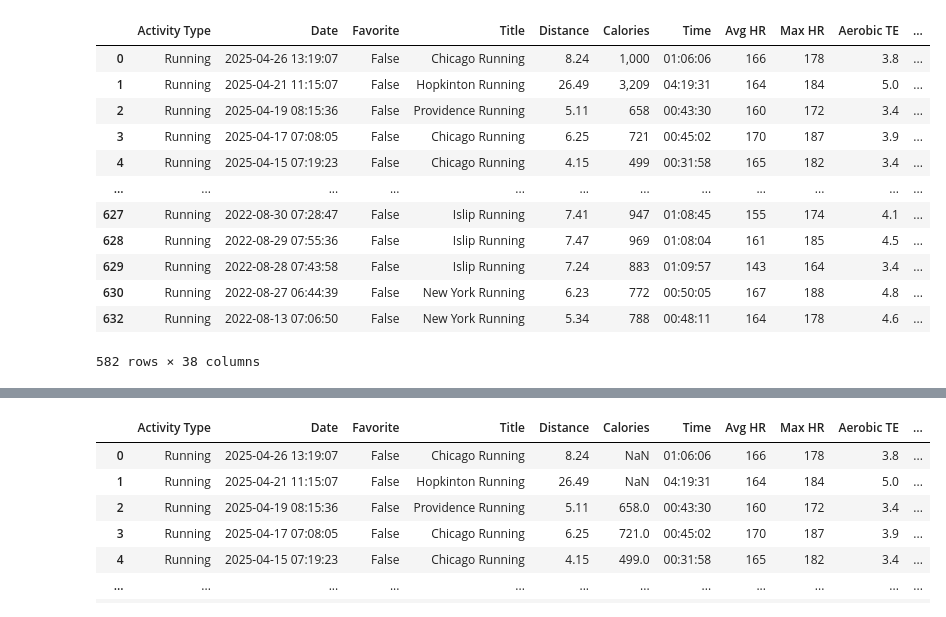
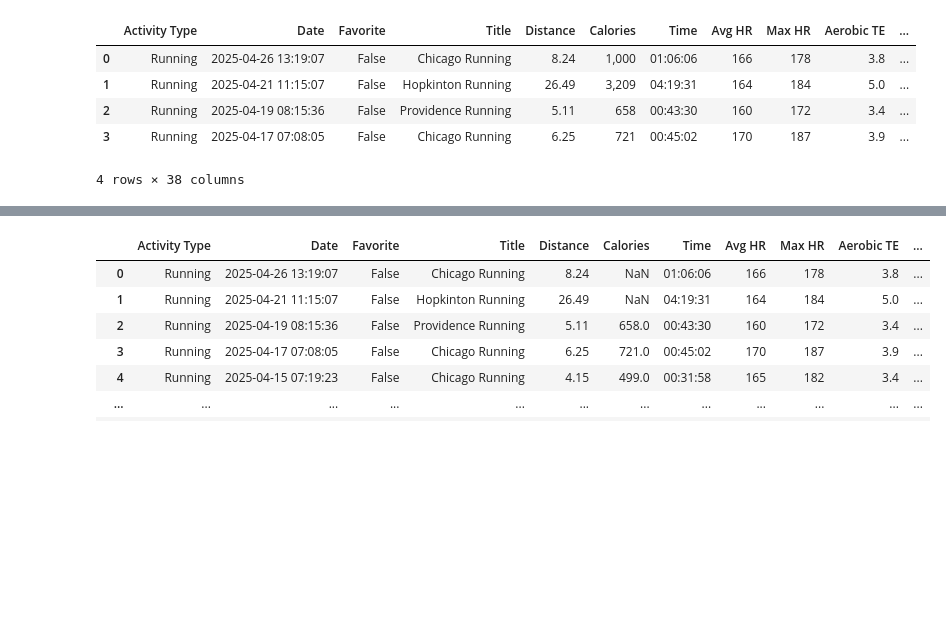
Before and after one commit to JackChefetz/running, a Jupyter notebook: notebooks/running.ipynb, the cells around one changed output, grey strips where cells are left out. Drawn from its saved outputs; the diff is of its cells as text; code cells hidden in the pictures; blank space fills up the shorter version.

```diff
--- a/notebooks/running.ipynb
+++ b/notebooks/running.ipynb
@@ -6,24 +6,17 @@ import os
 # %%
 # load data
 
 sys.path.append(os.path.abspath(os.path.join('..', 'src')))
 from load_and_merge import load_and_merge
 all = load_and_merge()
-all
+all.head(4)
 # %% [output]
 |  | Activity Type | Date | Favorite | Title | Distance | Calories | Time | Avg HR | Max HR | Aerobic TE | ... |
 | 0 | Running | 2025-04-26 13:19:07 | False | Chicago Running | 8.24 | 1,000 | 01:06:06 | 166 | 178 | 3.8 | ... |
 | 1 | Running | 2025-04-21 11:15:07 | False | Hopkinton Running | 26.49 | 3,209 | 04:19:31 | 164 | 184 | 5.0 | ... |
 | 2 | Running | 2025-04-19 08:15:36 | False | Providence Running | 5.11 | 658 | 00:43:30 | 160 | 172 | 3.4 | ... |
 | 3 | Running | 2025-04-17 07:08:05 | False | Chicago Running | 6.25 | 721 | 00:45:02 | 170 | 187 | 3.9 | ... |
-| 4 | Running | 2025-04-15 07:19:23 | False | Chicago Running | 4.15 | 499 | 00:31:58 | 165 | 182 | 3.4 | ... |
-| ... | ... | ... | ... | ... | ... | ... | ... | ... | ... | ... | ... |
-| 627 | Running | 2022-08-30 07:28:47 | False | Islip Running | 7.41 | 947 | 01:08:45 | 155 | 174 | 4.1 | ... |
-| 628 | Running | 2022-08-29 07:55:36 | False | Islip Running | 7.47 | 969 | 01:08:04 | 161 | 185 | 4.5 | ... |
-| 629 | Running | 2022-08-28 07:43:58 | False | Islip Running | 7.24 | 883 | 01:09:57 | 143 | 164 | 3.4 | ... |
-| 630 | Running | 2022-08-27 06:44:39 | False | New York Running | 6.23 | 772 | 00:50:05 | 167 | 188 | 4.8 | ... |
-| 632 | Running | 2022-08-13 07:06:50 | False | New York Running | 5.34 | 788 | 00:48:11 | 164 | 178 | 4.6 | ... |
-582 rows × 38 columns
+4 rows × 38 columns
 # %%
 import pandas as pd
 import altair as alt
```
Also changed, not shown: 4 other files.
